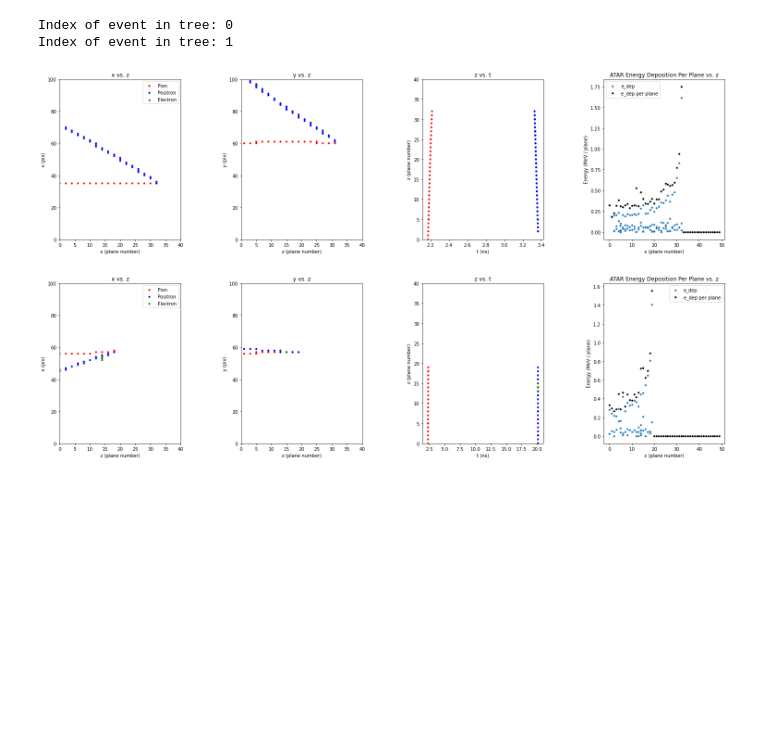
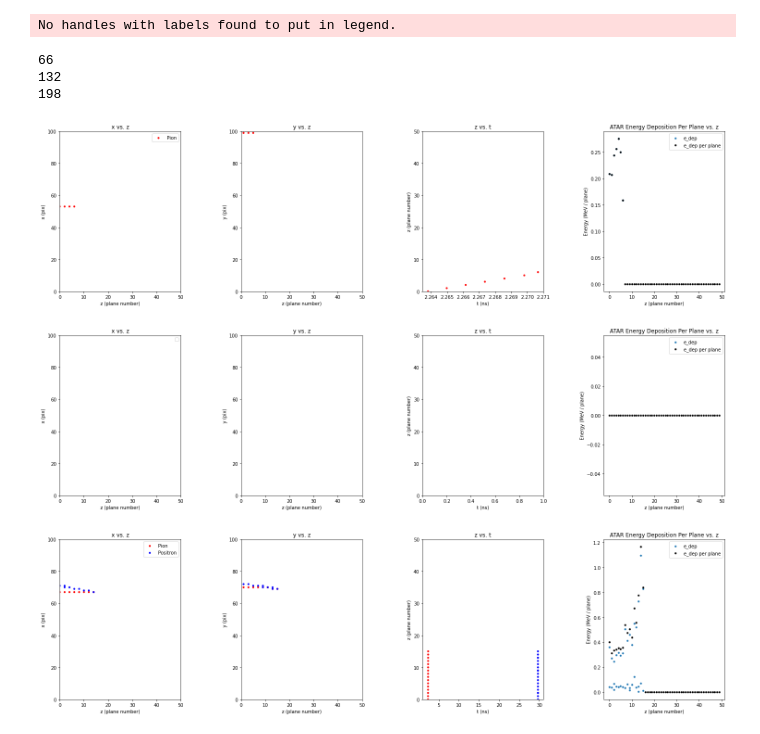
Before and after one commit to blah151/ATAR-Decay-Exploration, a Jupyter notebook: atar_exploration.ipynb, the cells around one changed output. Cells and saved outputs as stored; diff of their text form; code cells hidden in the pictures; blank space fills up the shorter version.

Commit message:
Simplified for loop iteration across tree.

```diff
--- a/atar_exploration.ipynb
+++ b/atar_exploration.ipynb
@@ -16,20 +16,10 @@ If is_event_DAR is "True," gather data for decays at rest; otherwise, only look
 
 last_entry allows us to start where we left off in the tree last time in the case where we display multiple events. If this is the first time we call this function, last_entry
 should be -1 in order to start from 0 the first time).
-
-event_count = 0
-     and event_count < num_events:            event_count += 1
 '''
-def process_event(tree, is_event_DAR, last_entry): #event_num
-    #TODO Remove from this --> break statement and pass only (tree, event number i) to this function. Use another function to loop over all DARs / DIFs, with conds., etc. (see Slack)
-    #Iterate across data in the tree starting from the entry immediately following the one at which we stopped last time.
-    for i in range(last_entry + 1, tree.GetEntries()):
-        tree.GetEntry(i)
-
-        if tree.pion_decay == 1 and tree.pion_dar == is_event_DAR:
-            print("Index of event in tree: " + str(i))
-            last_entry = i
-            break
+def process_event(tree, event_index):
+    #Get the specified entry so we can extract data from it.
+    tree.GetEntry(event_index)
 
     #Store pixel hits for the entry printed above in which a pion didn't decay at rest.
     pixel_times = tree.pixel_time
@@ -74,14 +64,7 @@ def process_event(tree, is_event_DAR, last_entry): #event_num
         #Keep track of sum of energies deposited in each plane.
         event.E_per_plane[plane] += pixel_edep[i]
 
-    return event, last_entry
-
-#TODO Move for loop out and use this
-def get_all_event_data(is_event_DAR, last_entry):
-    # for e in t:
-    #     if(e.pion_dar):
-    #         event = process_event(e)
-    return
+    return event
 # %%
 #Show some useful parameters describing our event.
 def display_event(event):
@@ -176,27 +159,39 @@ def event_visualization(tree, is_event_DAR, display_text_output, num_events):
     #Ensure we start at the -1 + 1 = 0th entry in the tree.
     last_entry = -1
 
+    cur_index = 0
     for i in range(num_events):
         #TODO Move E_per_plane summation here.
-        event, last_entry = process_event(tree, is_event_DAR, last_entry)
+        for e in tree:
+            #Only process this event if it is not empty and matches our criteria for DAR / DIF.
+            if(e.pion_decay == 1 and e.pion_dar == is_event_DAR):
+                print(cur_index)
+                event = process_event(tree, cur_index)
+                break
+
+            #Keep track of our current index in the tree so we can get the proper entry.
+            cur_index += 1
 
         if display_text_output:
             display_event(event)
 
-        plot_event(event, 40)
+        plot_event(event, 50)
 # %%
 #Explore pion --> e data.
 f = r.TFile("pienux_out_stripped.root")
 tree = f.Get("atar")
 # print([x.GetName() for x in t.GetListOfBranches()])
 # print("\n")
 
-event_visualization(tree, True, False, 2)
+event_visualization(tree, False, False, 3)
 # %% [output]
-Index of event in tree: 0
-Index of event in tree: 1
+No handles with labels found to put in legend.
+66
+132
+198
-[figure, old version]
+[figure, new version]
-[figure, old version]
+[figure, new version]
+[figure, added]
 # %%
 #Explore pion --> muon --> e data.
 f = r.TFile("pienux_out_stripped_muons.root")
```
Also changed, not shown: parts of 1 cell of this notebook.
